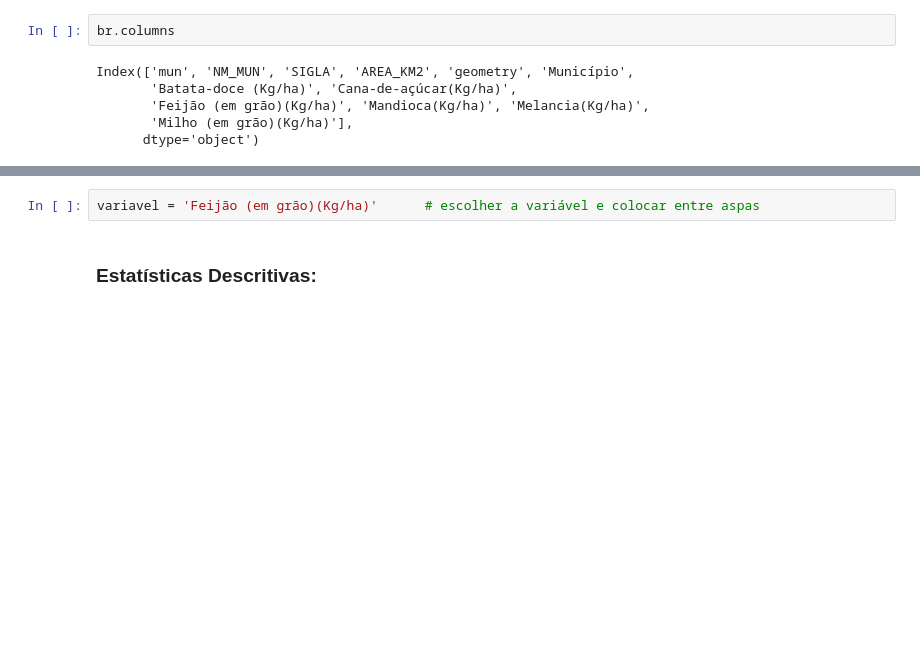
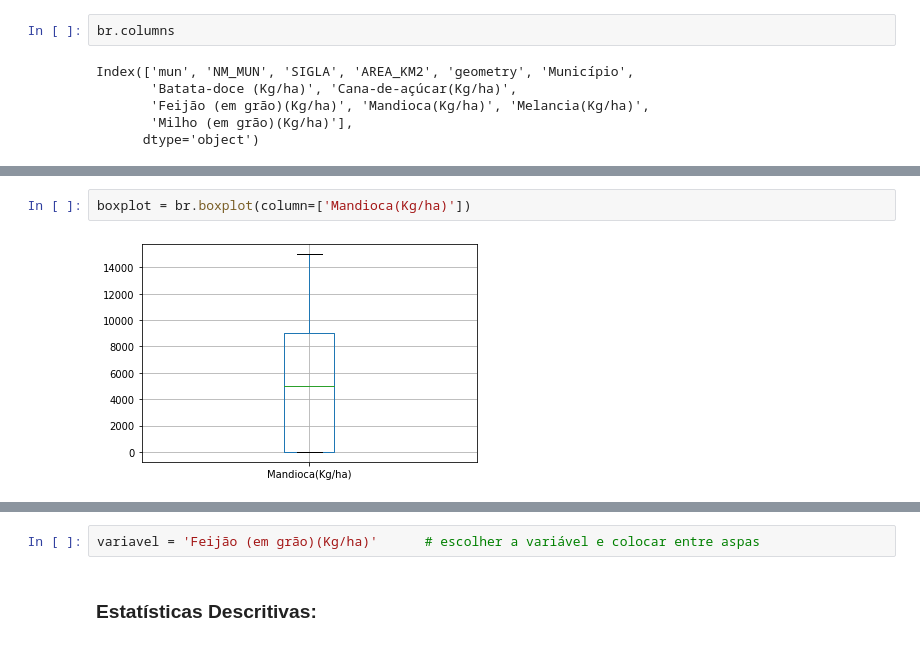
Before and after one commit to Gus-1003/Projetos_Geoestatistica, a Jupyter notebook: Sidra_RN_ProduçõesTemporarias/Sidra_RN_PT.ipynb, the cells around one changed output, grey strips where cells are left out. Drawn from its saved outputs; the diff is of its cells as text; blank space fills up the shorter version.

```diff
--- a/Sidra_RN_ProduçõesTemporarias/Sidra_RN_PT.ipynb
+++ b/Sidra_RN_ProduçõesTemporarias/Sidra_RN_PT.ipynb
@@ -221,0 +232,4 @@ Index(['mun', 'NM_MUN', 'SIGLA', 'AREA_KM2', 'geometry', 'Município',
+# %%
+boxplot = br.boxplot(column=['Mandioca(Kg/ha)'])
+# %% [output]
+[figure, added]
```
Also changed, not shown: parts of 12 cells of this notebook.
